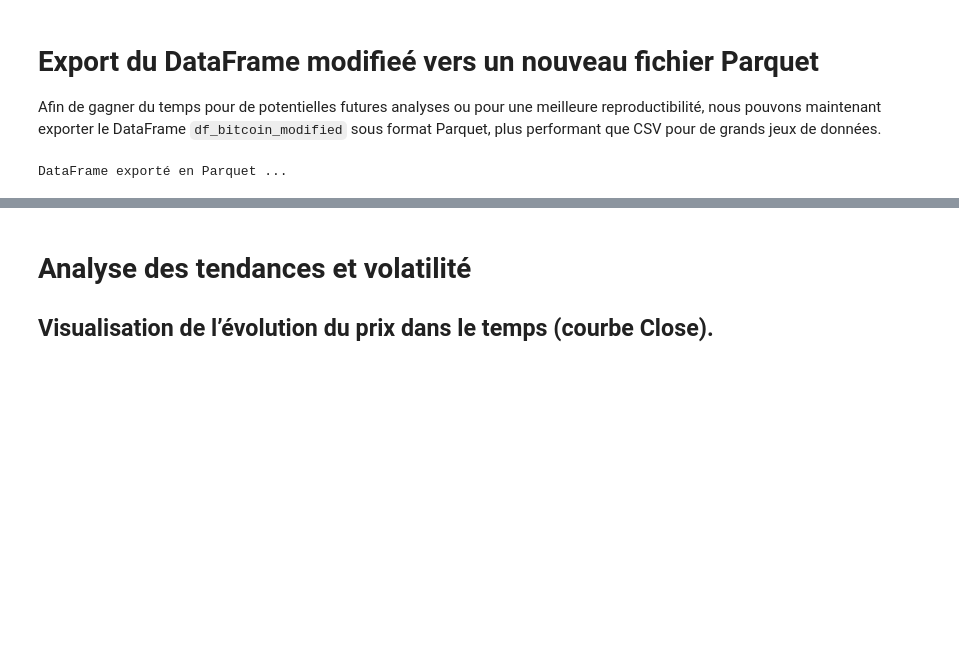
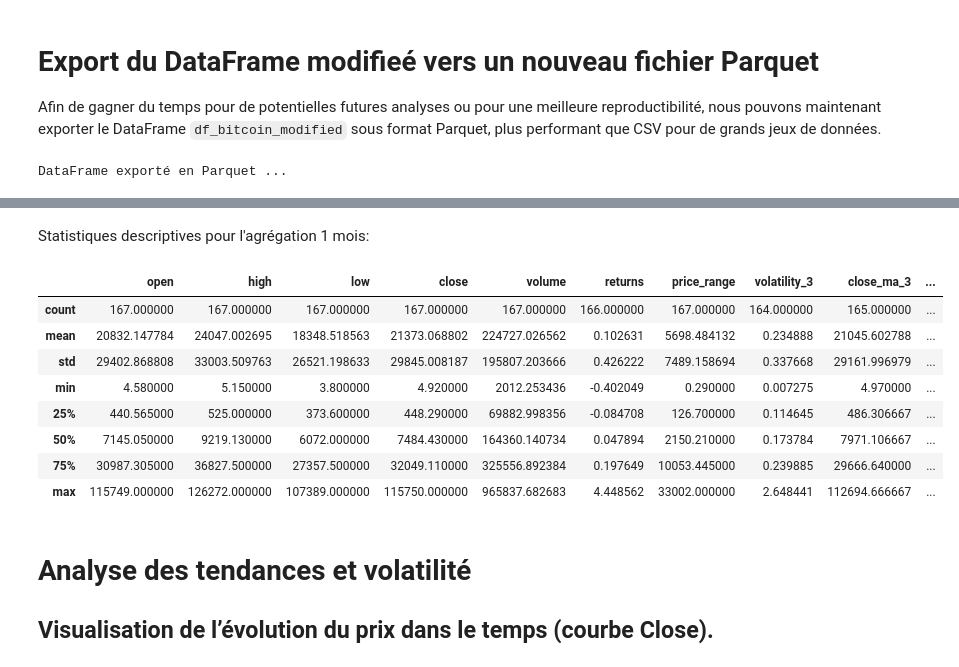
Before and after one commit to GoupilV/Analyse-du-Bitcoin---8PRO408, a Jupyter notebook: Analyse temporelle du Bitcoin.ipynb, the cells around one changed output, grey strips where cells are left out. Cells and saved outputs as stored; diff of their text form; code cells hidden in the pictures; blank space fills up the shorter version.

```diff
--- a/Analyse temporelle du Bitcoin.ipynb
+++ b/Analyse temporelle du Bitcoin.ipynb
@@ -708,3 +767,17 @@ df_bitcoin_1_month
+# %% [markdown]
+Statistiques descriptives pour l'agrégation 1 mois:
+# %%
+df_bitcoin_1_month.describe()
+# %% [output]
+|  | open | high | low | close | volume | returns | price_range | volatility_3 | close_ma_3 | ... |
+| count | 167.000000 | 167.000000 | 167.000000 | 167.000000 | 167.000000 | 166.000000 | 167.000000 | 164.000000 | 165.000000 | ... |
+| mean | 20832.147784 | 24047.002695 | 18348.518563 | 21373.068802 | 224727.026562 | 0.102631 | 5698.484132 | 0.234888 | 21045.602788 | ... |
+| std | 29402.868808 | 33003.509763 | 26521.198633 | 29845.008187 | 195807.203666 | 0.426222 | 7489.158694 | 0.337668 | 29161.996979 | ... |
+| min | 4.580000 | 5.150000 | 3.800000 | 4.920000 | 2012.253436 | -0.402049 | 0.290000 | 0.007275 | 4.970000 | ... |
+| 25% | 440.565000 | 525.000000 | 373.600000 | 448.290000 | 69882.998356 | -0.084708 | 126.700000 | 0.114645 | 486.306667 | ... |
+| 50% | 7145.050000 | 9219.130000 | 6072.000000 | 7484.430000 | 164360.140734 | 0.047894 | 2150.210000 | 0.173784 | 7971.106667 | ... |
+| 75% | 30987.305000 | 36827.500000 | 27357.500000 | 32049.110000 | 325556.892384 | 0.197649 | 10053.445000 | 0.239885 | 29666.640000 | ... |
+| max | 115749.000000 | 126272.000000 | 107389.000000 | 115750.000000 | 965837.682683 | 4.448562 | 33002.000000 | 2.648441 | 112694.666667 | ... |
 # %% [markdown]
 # Analyse des tendances et volatilité
 ## Visualisation de l’évolution du prix dans le temps (courbe Close).
```
Also changed, not shown: parts of 21 cells of this notebook.
